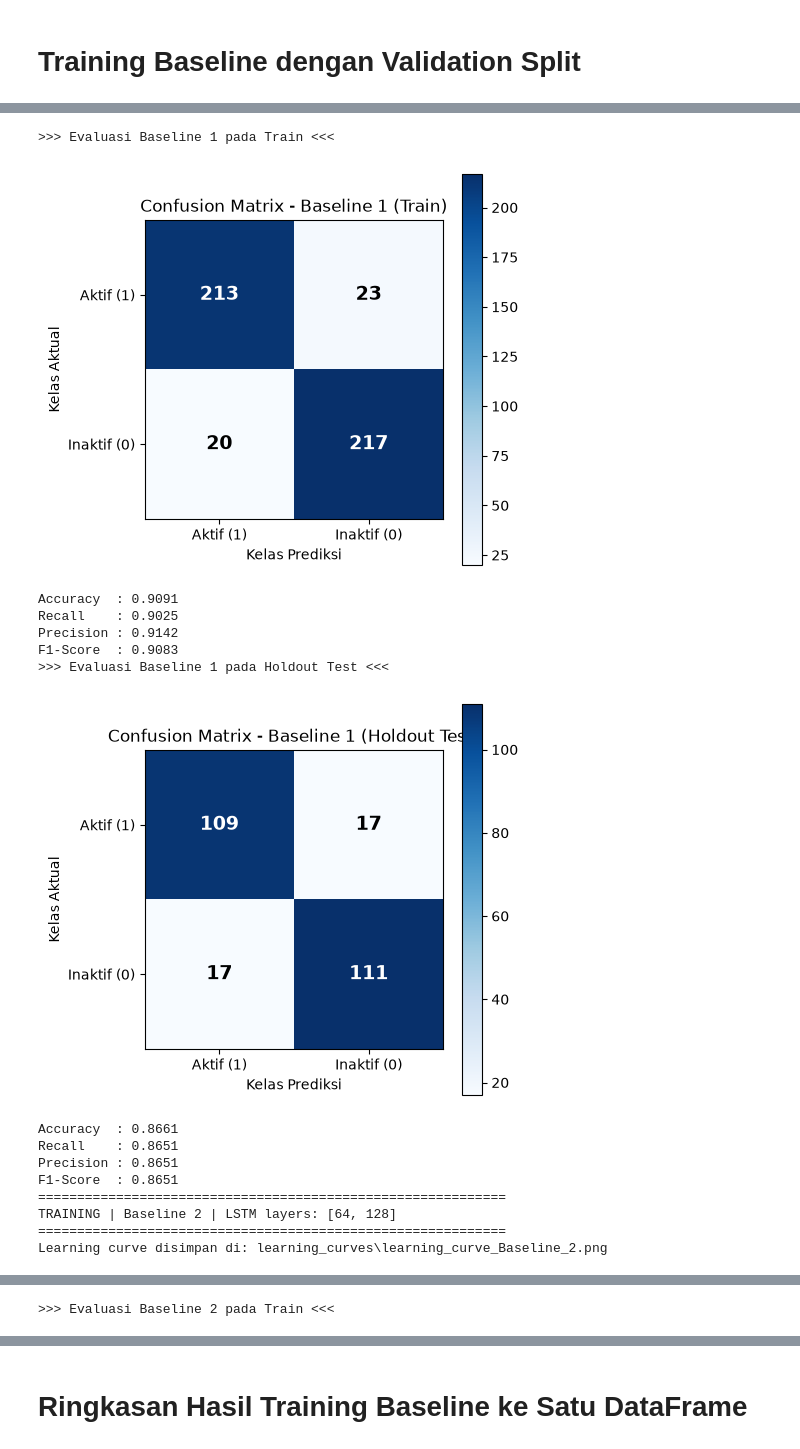
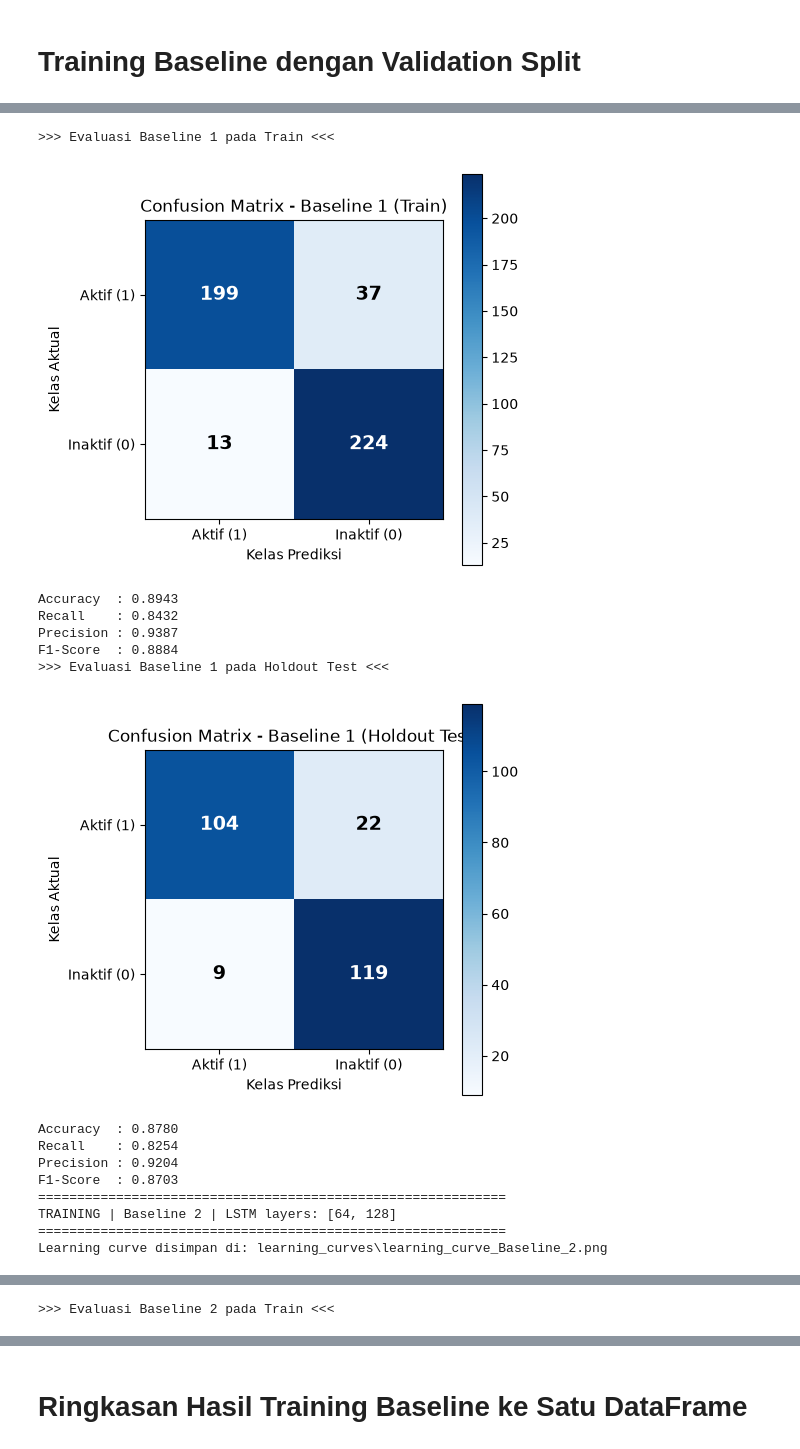
Before and after one commit to EmirAtthariq/Smiles2Vec_LSTM, a Jupyter notebook: smiles2vec_LSTM.ipynb, the cells around one changed output, grey strips where cells are left out. Cells and saved outputs as stored; diff of their text form; code cells hidden in the pictures.

```diff
--- a/smiles2vec_LSTM.ipynb
+++ b/smiles2vec_LSTM.ipynb
@@ -227,12 +227,19 @@ class LSTMBaselineSkorch(nn.Module):
 
 
 def build_skorch_net_with_history(units_list, X_val, Y_val, vocab_size, embedding_dim=50,
-                                   epochs=50, lr=0.001, batch_size=32, device=device):
+                                   epochs=100, lr=0.001, batch_size=32, device=device,
+                                   patience=10, checkpoint_dir="checkpoints"):
     val_dataset = TensorDataset(
         torch.tensor(X_val, dtype=torch.long),
         torch.tensor(Y_val, dtype=torch.long)
     )
-
+    os.makedirs(checkpoint_dir, exist_ok=True)
+    cp = Checkpoint(
+        monitor="valid_loss_best",
+        dirname=checkpoint_dir,
+        f_params="best_params.pt",
+        load_best=True,  # otomatis restore bobot terbaik setelah training selesai
+    )
     return NeuralNetClassifier(
         module=LSTMBaselineSkorch,
         module__vocab_size=vocab_size,
@@ -247,6 +254,8 @@ def build_skorch_net_with_history(units_list, X_val, Y_val, vocab_size, embeddin
         train_split=predefined_split(val_dataset),
         callbacks=[
             ("train_acc", EpochScoring(scoring="accuracy", on_train=True, name="train_acc", lower_is_better=False)),
+            ("early_stop", EarlyStopping(monitor="valid_loss", patience=patience, lower_is_better=True)),
+            ("checkpoint", cp),
         ],
         verbose=0
     )
@@ -366,7 +375,8 @@ for name, units_list in baseline_configs.items():
 
     net = build_skorch_net_with_history(
         units_list, X_val, Y_val,
-        vocab_size=vocab_size, epochs=50, lr=0.001, batch_size=32
+        vocab_size=vocab_size, epochs=100, lr=0.001, batch_size=32,
+        patience=10, checkpoint_dir=f"checkpoints/baseline_{name.replace(' ', '_')}"
     )
     net.fit(X_tr, Y_tr)
     final_baseline_nets[name] = net
@@ -414,15 +424,15 @@ Learning curve disimpan di: learning_curves\learning_curve_Baseline_1.png
 >>> Evaluasi Baseline 1 pada Train <<<
-[figure, old version]
+[figure, new version]
-Accuracy  : 0.9091
-Recall    : 0.9025
-Precision : 0.9142
-F1-Score  : 0.9083
+Accuracy  : 0.8943
+Recall    : 0.8432
+Precision : 0.9387
+F1-Score  : 0.8884
 >>> Evaluasi Baseline 1 pada Holdout Test <<<
-[figure, old version]
+[figure, new version]
-Accuracy  : 0.8661
-Recall    : 0.8651
-Precision : 0.8651
-F1-Score  : 0.8651
+Accuracy  : 0.8780
+Recall    : 0.8254
+Precision : 0.9204
+F1-Score  : 0.8703
 ============================================================
 TRAINING | Baseline 2 | LSTM layers: [64, 128]
 ============================================================
```
Also changed, not shown: parts of 14 cells of this notebook, 38 other files.
